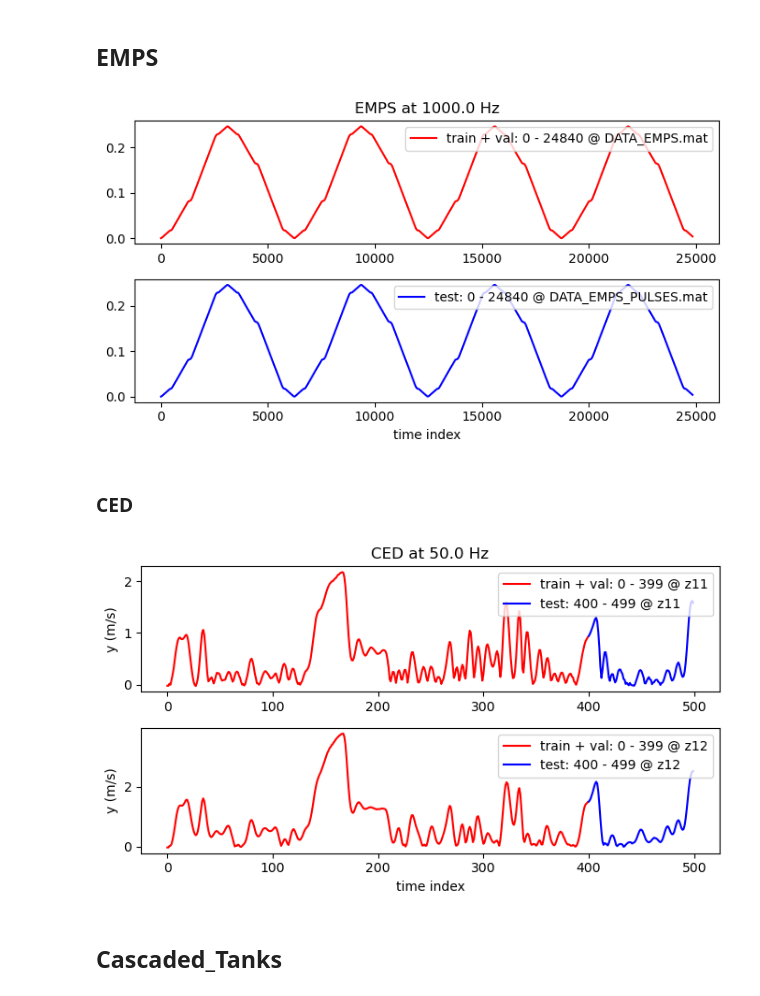
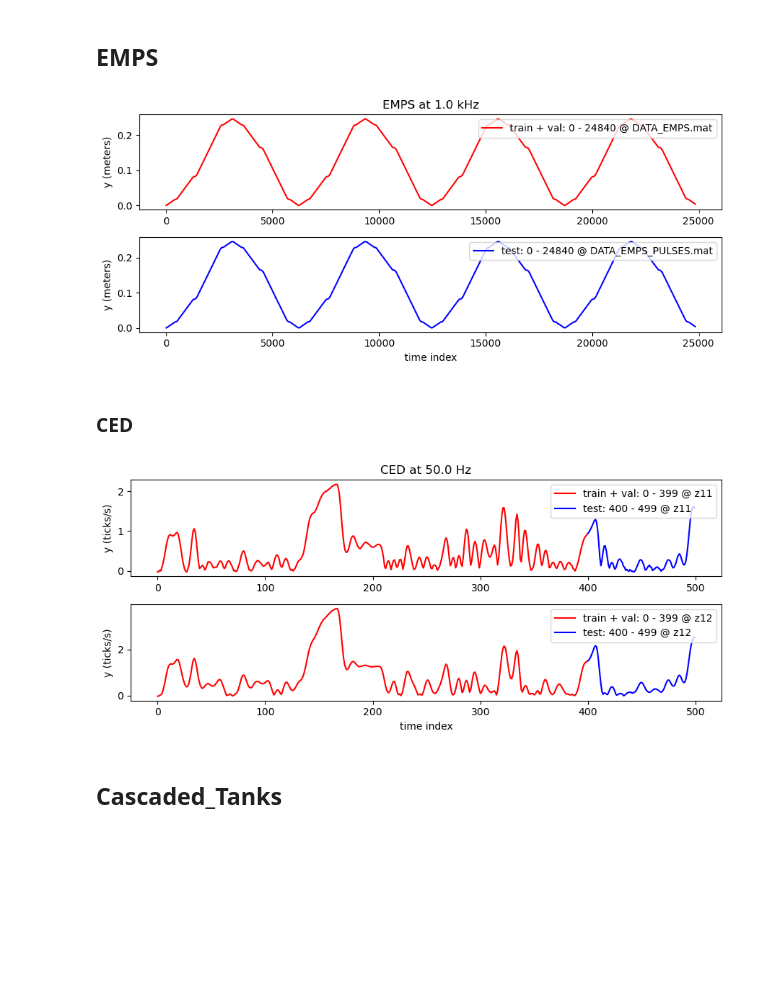
Before and after one commit to GerbenBeintema/nonlinear_benchmarks, a Jupyter notebook: examples/split visualization.ipynb, the cells around one changed output. Saved outputs shown, nothing was run; the diff lists cells and outputs as text; code cells hidden in the pictures; blank space fills up the shorter version.

Commit message:
updated figures and added example code in README.mb

```diff
--- a/examples/split visualization.ipynb
+++ b/examples/split visualization.ipynb
@@ -8,44 +8,46 @@ import numpy as np
 # %%
 train_val, test = nonlinear_benchmarks.EMPS(train_test_split=True)
 
-plt.figure(figsize=(7,4))
+plt.figure(figsize=(9,4))
 plt.subplot(2,1,1)
-plt.title(f'EMPS at {1/train_val.sampling_time:.1f} Hz')
+plt.title(f'EMPS at {1/train_val.sampling_time/1000:.1f} kHz')
 plt.plot(train_val.y,'r',label=f'train + val: 0 - {len(train_val)-1} @ DATA_EMPS.mat')
 plt.legend(loc='upper right')
+plt.ylabel('y (meters)')
 plt.subplot(2,1,2)
 plt.plot(test.y,'b',label=f'test: 0 - {len(test)-1} @ DATA_EMPS_PULSES.mat')
 plt.legend(loc='upper right')
 plt.xlabel('time index')
+plt.ylabel('y (meters)')
 plt.tight_layout()
 plt.savefig('../figures/EMPS.jpg',dpi=300)
 plt.show()
 # %% [output]
-[figure, old version]
+[figure, new version]
 # %% [markdown]
 ### CED
 # %%
 train_val, test = nonlinear_benchmarks.CED()
 
 
-plt.figure(figsize=(7,4))
+plt.figure(figsize=(9,4))
 plt.subplot(2,1,1)
 plt.title(f'CED at {1/train_val[0].sampling_time} Hz')
 plt.plot(np.arange(400),train_val[0].y,'r',label='train + val: 0 - 399 @ z11')
 plt.plot(np.arange(400,500),test[0].y,'b',label='test: 400 - 499 @ z11')
-plt.ylabel('y (m/s)')
+plt.ylabel('y (ticks/s)')
 plt.legend(loc='upper right')
 plt.subplot(2,1,2)
 plt.plot(np.arange(400),train_val[1].y,'r',label='train + val: 0 - 399 @ z12')
 plt.plot(np.arange(400,500),test[1].y,'b',label='test: 400 - 499 @ z12')
-plt.ylabel('y (m/s)')
+plt.ylabel('y (ticks/s)')
 plt.legend(loc='upper right')
 plt.xlabel('time index')
 plt.tight_layout()
 plt.savefig('../figures/CED.jpg',dpi=300)
 plt.show()
 # %% [output]
-[figure, old version]
+[figure, new version]
 # %% [markdown]
 ## Cascaded_Tanks
 # %%
```
Also changed, not shown: parts of 3 cells of this notebook, 6 other files.
